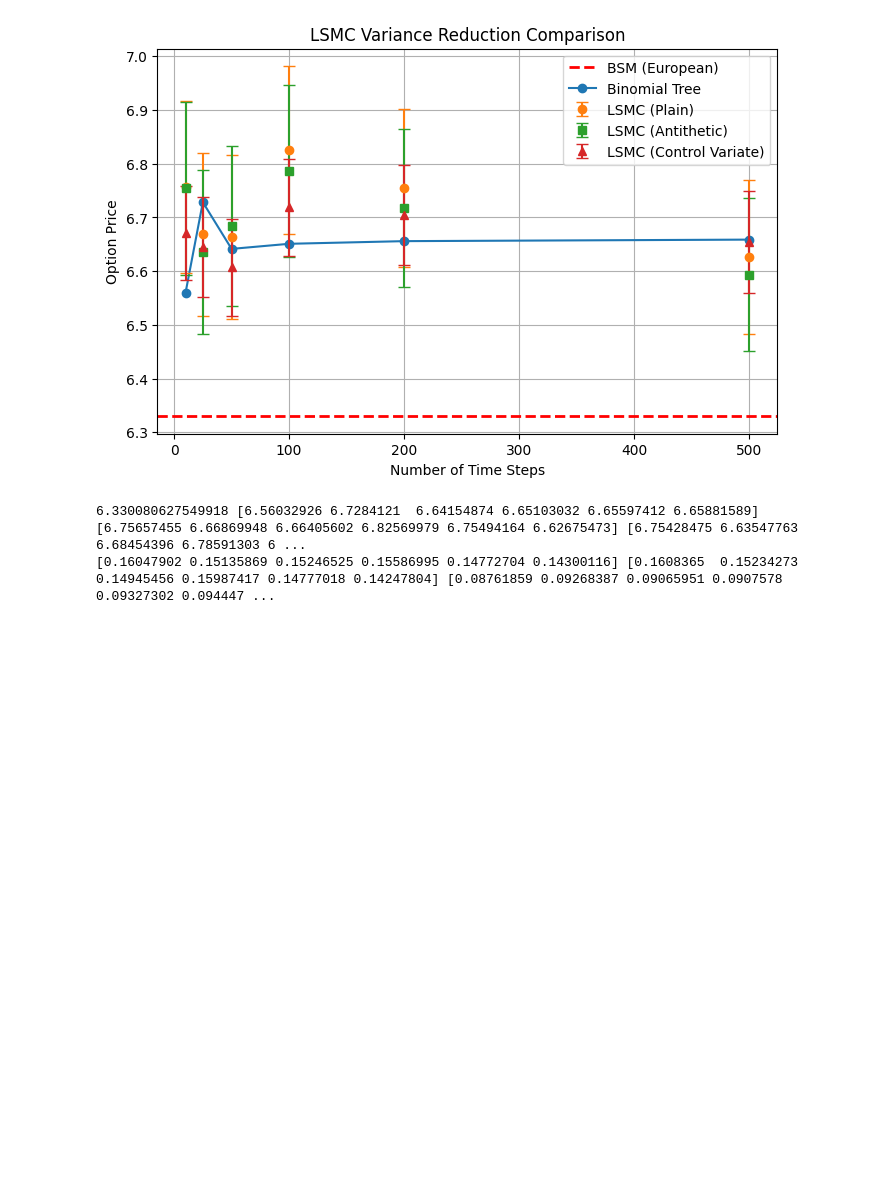
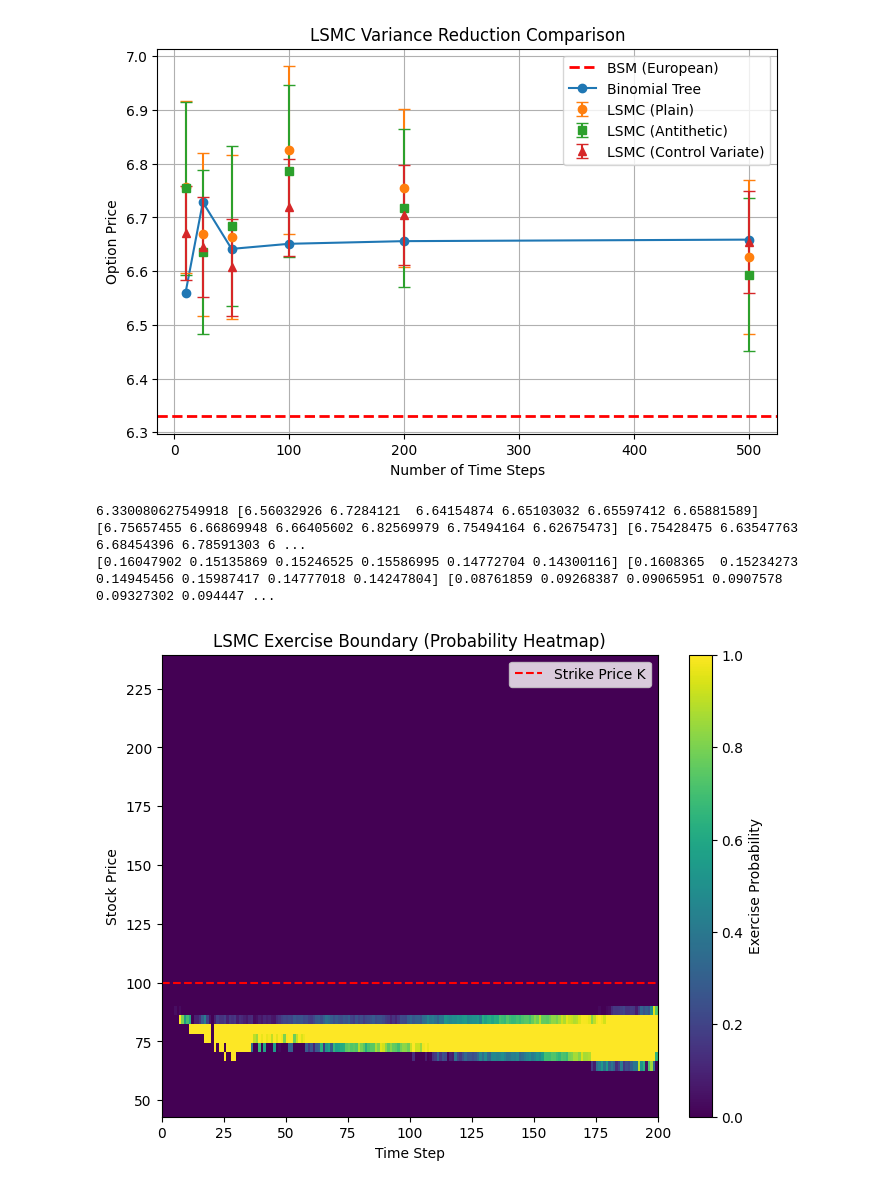
Before and after one commit to hsiuhsil/options_futures_derivatives, a Jupyter notebook: notebooks/Monte Carlo Simulation.ipynb, the cells around one changed output. Cells and saved outputs as stored; diff of their text form; code cells hidden in the pictures; blank space fills up the shorter version.

Commit message:
Add LSMC exercise boundary visualization

```diff
--- a/notebooks/Monte Carlo Simulation.ipynb
+++ b/notebooks/Monte Carlo Simulation.ipynb
@@ -102,7 +102,8 @@ plt.show()
 [figure]
 # %%
 
-def price_american_lsmc(option_type, s, k, r, sigma, T, q, n_steps, n_paths, antithetic=False, control_variate=False, seed=None):
+def price_american_lsmc(option_type, s, k, r, sigma, T, q, n_steps, n_paths,
+                        antithetic=False, control_variate=False, seed=None, return_exercise=False):
 
     if seed is not None:
         np.random.seed(seed)
@@ -138,6 +139,8 @@ def price_american_lsmc(option_type, s, k, r, sigma, T, q, n_steps, n_paths, ant
     # initialize cashflows at maturity
     cashflow = payoff[:,-1]
 
+    exercise_matrix = np.zeros((n_paths, n_steps+1))
+
     # backward induction
     for t in range(n_steps-1, 0, -1):
 
@@ -160,6 +163,7 @@ def price_american_lsmc(option_type, s, k, r, sigma, T, q, n_steps, n_paths, ant
         exercise_now = exercise > continuation
 
         idx = np.where(in_money)[0]
+        exercise_matrix[idx[exercise_now], t] = 1
 
         cashflow[idx[exercise_now]] = exercise[exercise_now]
         cashflow[idx[~exercise_now]] *= discount
@@ -191,7 +195,10 @@ def price_american_lsmc(option_type, s, k, r, sigma, T, q, n_steps, n_paths, ant
     price = np.mean(final_values)
     std_err = np.std(final_values, ddof=1) / np.sqrt(n_paths)
 
-    return price, std_err
+    if return_exercise:
+        return price, std_err, exercise_matrix, stocks
+    else:
+        return price, std_err
 # %%
 option_type = 'put'
 exercise_style = 'American'
@@ -279,3 +286,65 @@ print(ci_plain, ci_anti, ci_cv)
 # %% [output]
 6.330080627549918 [6.56032926 6.7284121  6.64154874 6.65103032 6.65597412 6.65881589] [6.75657455 6.66869948 6.66405602 6.82569979 6.75494164 6.62675473] [6.75428475 6.63547763 6.68454396 6.78591303 6 ...
 [0.16047902 0.15135869 0.15246525 0.15586995 0.14772704 0.14300116] [0.1608365  0.15234273 0.14945456 0.15987417 0.14777018 0.14247804] [0.08761859 0.09268387 0.09065951 0.0907578  0.09327302 0.094447 ...
+# %%
+option_type = 'put'
+exercise_style = 'American'
+
+s = 100
+k = 100
+r = 0.05
+sigma = 0.2
+T = 1
+q = 0.02
+
+n_steps = 200
+n_paths = 50000
+
+price, std_err, exercise_matrix, stocks = price_american_lsmc(option_type, s, k, r, sigma, T, q, n_steps, n_paths,
+                                            antithetic=False, control_variate=True, seed=None, return_exercise=True)
+
+n_bins = 50
+S_min, S_max = stocks.min(), stocks.max()
+
+bins = np.linspace(S_min, S_max, n_bins+1)
+
+heatmap = np.zeros((n_bins, n_steps))
+counts = np.zeros((n_bins, n_steps))
+
+for t in range(1, n_steps):
+    S_t = stocks[:, t]
+    exercise_t = exercise_matrix[:, t]
+
+    bin_idx = np.digitize(S_t, bins) - 1
+
+    for i in range(n_paths):
+        b = bin_idx[i]
+        if 0 <= b < n_bins:
+            heatmap[b, t] += exercise_t[i]
+            counts[b, t] += 1
+
+prob_exercise = np.divide(
+    heatmap, counts,
+    out=np.zeros_like(heatmap),
+    where=counts > 0
+)
+
+plt.figure(figsize=(8, 6))
+
+X = np.arange(n_steps + 1)  # time steps
+Y = bins  # stock price bins
+
+plt.pcolormesh(X, Y, prob_exercise, shading='auto', cmap='viridis')
+
+plt.colorbar(label='Exercise Probability')
+
+plt.axhline(k, color='red', linestyle='--', label='Strike Price K')
+
+plt.xlabel('Time Step')
+plt.ylabel('Stock Price')
+plt.title('LSMC Exercise Boundary (Probability Heatmap)')
+
+plt.legend()
+plt.show()
+# %% [output]
+[figure, added]
```
